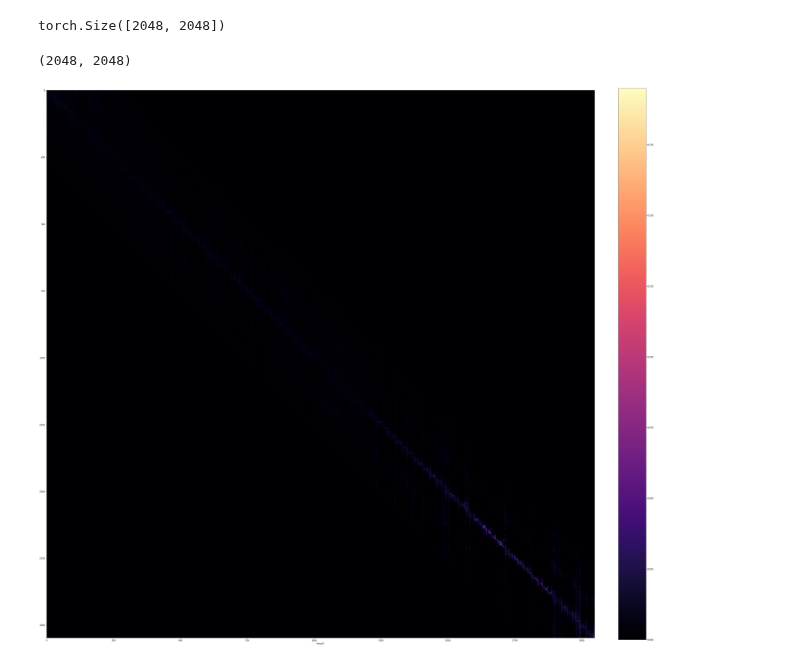
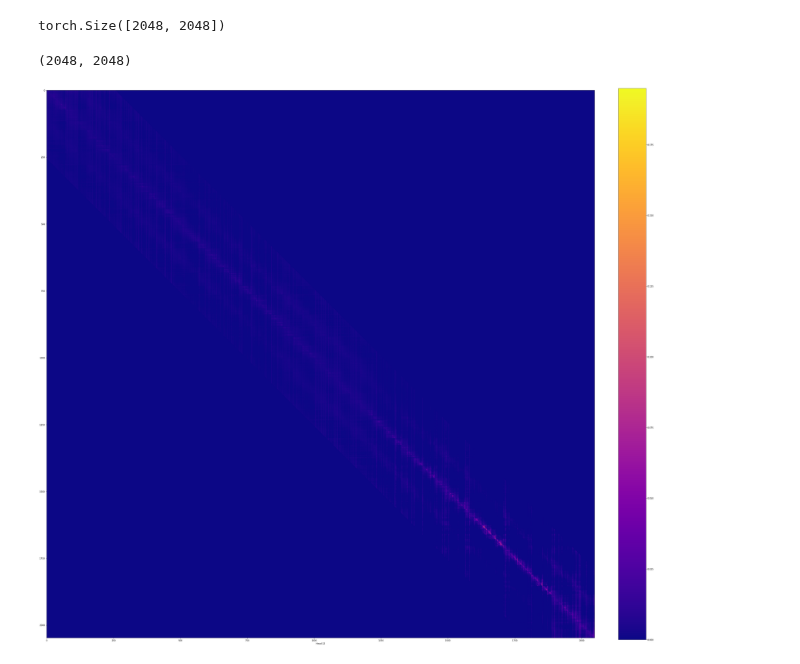
Before and after one commit to danielhou13/cogs402longformer, a Jupyter notebook: src/ConvertSlidingAttentionMatrix.ipynb, the cells around one changed output. Saved outputs shown, nothing was run; the diff lists cells and outputs as text; code cells hidden in the pictures.

```diff
--- a/src/ConvertSlidingAttentionMatrix.ipynb
+++ b/src/ConvertSlidingAttentionMatrix.ipynb
@@ -56,15 +63,13 @@ ref_token_id = tokenizer.pad_token_id # A token used for generating token refere
 sep_token_id = tokenizer.sep_token_id # A token used as a separator between question and text and it is also added to the end of the text.
 cls_token_id = tokenizer.cls_token_id # A token used for prepending to the concatenated question-text word sequence
 # %%
-def construct_input_ref_pair(text, ref_token_id, sep_token_id, cls_token_id):
+def construct_input(text, ref_token_id, sep_token_id, cls_token_id):
 
     text_ids = tokenizer.encode(text, truncation = True, add_special_tokens=False, max_length = 2046)
     # construct input token ids
     input_ids = [cls_token_id] + text_ids + [sep_token_id]
-    # construct reference token ids
-    ref_input_ids = [cls_token_id] + [ref_token_id] * len(text_ids) + [sep_token_id]
 
-    return torch.tensor([input_ids], device=device), torch.tensor([ref_input_ids], device=device), len(text_ids)
+    return torch.tensor([input_ids], device=device), len(text_ids)
 
 def construct_input_ref_pos_id_pair(input_ids):
     seq_length = input_ids.size(1)
@@ -93,14 +98,14 @@ if torch.__version__ >= '1.7.0':
 else:
     norm_fn = torch.norm
 # %%
-testval = 923
+testval = 910
 text = cogs402_ds['text'][testval]
 label = cogs402_ds['labels'][testval]
 print(label)
 # %% [output]
 0
 # %%
-input_ids, ref_input_ids, sep_id = construct_input_ref_pair(text, ref_token_id, sep_token_id, cls_token_id)
+input_ids, sep_id = construct_input_ref_pair(text, ref_token_id, sep_token_id, cls_token_id)
 
 position_ids, ref_position_ids = construct_input_ref_pos_id_pair(input_ids)
 attention_mask = construct_attention_mask(input_ids)
@@ -211,13 +216,13 @@ print(new_matrix.shape)
 torch.Size([2048, 2048])
 # %%
 def visualize_token2token_scores(scores_mat, x_label_name='Head'):
-    fig = plt.figure(figsize=(30, 20))
+    fig = plt.figure(figsize=(50, 50))
 
     for idx, scores in enumerate(scores_mat):
         scores_np = np.array(scores)
-        ax = fig.add_subplot(2, 6, idx+1)
+        ax = fig.add_subplot(4, 3, idx+1)
         # append the attention weights
-        im = ax.imshow(scores, cmap='magma')
+        im = ax.imshow(scores, cmap='plasma')
 
         fontdict = {'fontsize': 10}
 
@@ -229,7 +234,6 @@ def visualize_token2token_scores(scores_mat, x_label_name='Head'):
         ax.set_xlabel('{} {}'.format(x_label_name, idx+1))
 
     fig.colorbar(im, fraction=0.046, pad=0.04)
-    plt.subplots_adjust(wspace=0, hspace=0)
     plt.tight_layout()
     plt.show()
 
@@ -239,7 +243,7 @@ def visualize_token2token_onehead(scores_mat, head_num):
     fig.set_figwidth(50)
     scores_np = np.array(scores_mat[head_num-1])
     print(scores_np.shape)
-    c = ax.imshow(scores_np, cmap='magma')
+    c = ax.imshow(scores_np, cmap= 'plasma')
     fontdict = {'fontsize': 10}
     # ax.set_xticks(range(len(all_tokens)))
     # ax.set_yticks(range(len(all_tokens)))
@@ -253,10 +257,10 @@ def visualize_token2token_onehead(scores_mat, head_num):
 # %%
 layer=11
 # %%
-visualize_token2token_onehead(new_matrix4[layer].squeeze().detach().cpu().numpy(), 0)
+visualize_token2token_onehead(new_matrix4[layer].squeeze().detach().cpu().numpy(), 12)
 # %% [output]
 (2048, 2048)
-[figure, old version]
+[figure, new version]
 # %%
 visualize_token2token_scores(new_matrix4[layer].squeeze().detach().cpu().numpy())
 # %% [output]
```
Also changed, not shown: parts of 7 cells of this notebook.
